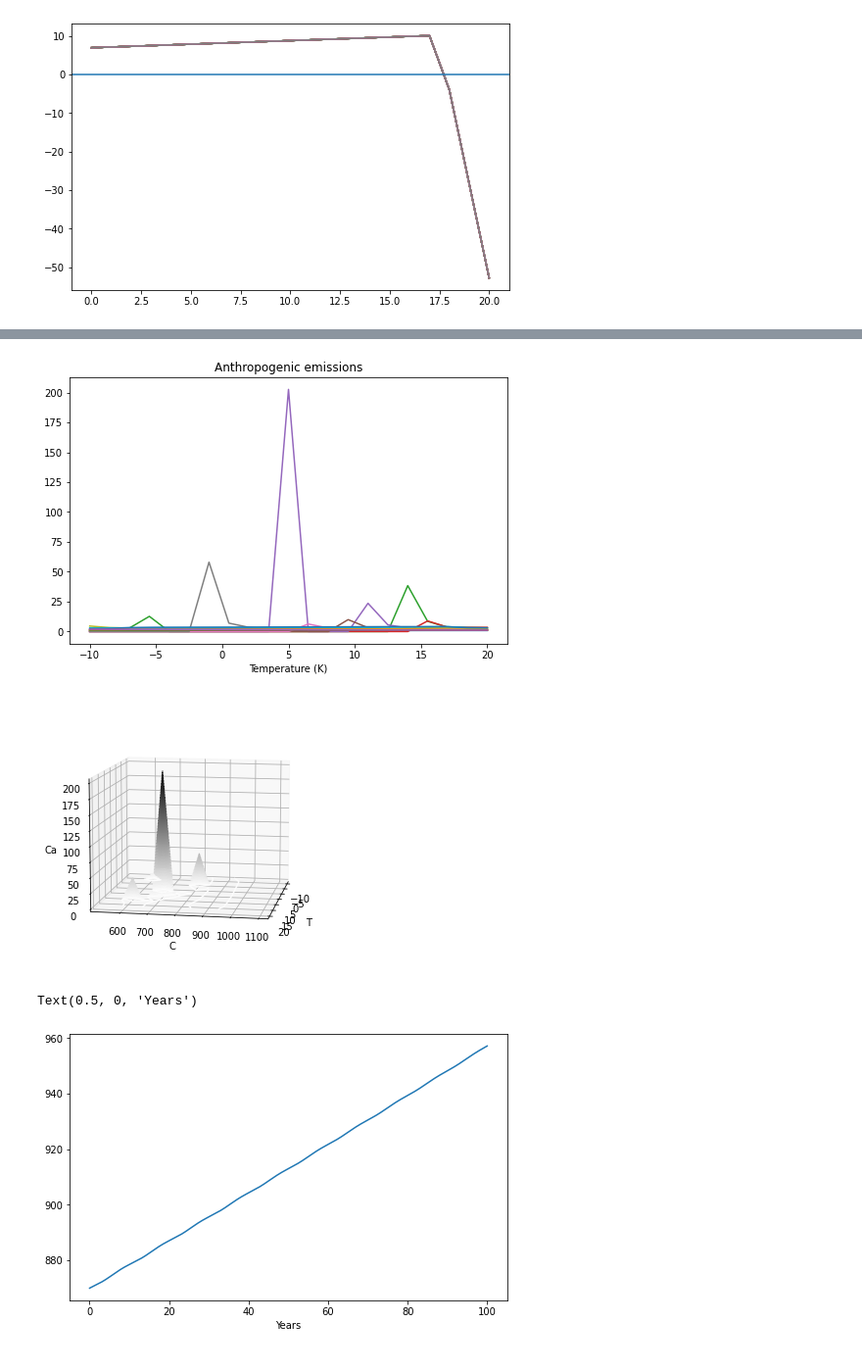
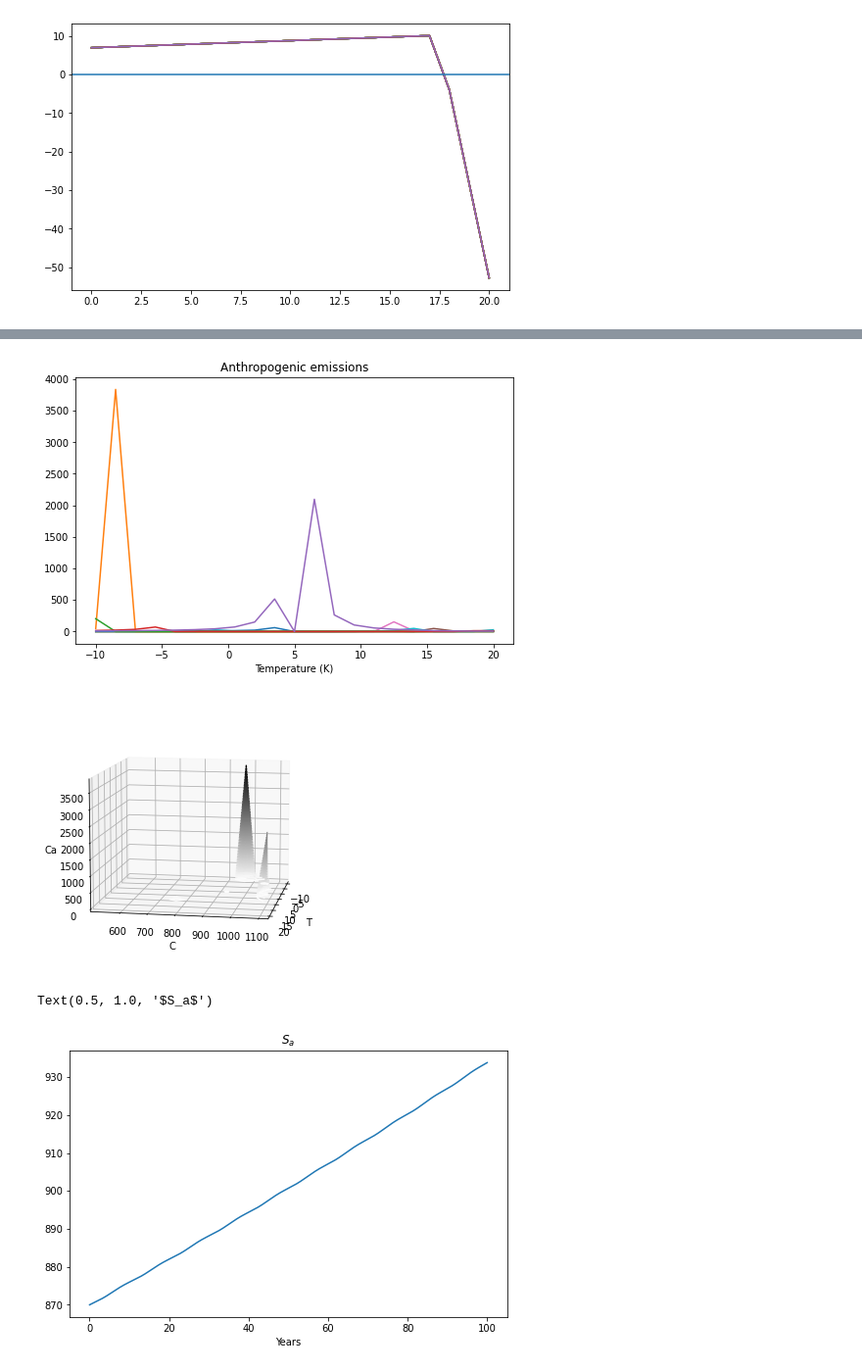
Before and after one commit to binchengecon/TwoCapital, a Jupyter notebook: nonlinearCarbon/HJB_3D.ipynb, the cells around one changed output, grey strips where cells are left out. Shown at 98% size. Saved outputs shown, nothing was run; the diff lists cells and outputs as text; code cells hidden in the pictures.

```diff
--- a/nonlinearCarbon/HJB_3D.ipynb
+++ b/nonlinearCarbon/HJB_3D.ipynb
@@ -344,7 +344,7 @@ hC     = 40.
 C_grid = np.arange(C_min, C_max + hC, hC)
 
 # F, Sa in the notes, accumulative anthropogenic carbon, in gigaton
-F_min = 10. # 10. avaoid
+F_min = 600. # 10. avaoid
 F_max = 5325. # 2500 x2.13 gm # # on hold -> 4000 / 2.13 ppm
 hF = 200.
 F_grid = np.arange(F_min, F_max + hF, hF)
@@ -363,5 +363,5 @@ T_mat.shape
 # %%
-# v0 =  - eta * T_mat - eta * F_mat
+v0 =  - eta * T_mat - eta * F_mat
 
 dG  = gamma_1 + gamma_2 * T_mat *(T_mat >= 0)
 
@@ -397,7 +397,7 @@ while error > tol and count < max_iter:
     B2 += Ca * sa
     B2 -= wa * C_mat * vegcover * veggrowth(T_mat +To)
     B2 += oceanatmphysflux(T_mat + To) * (1 - fracseaice(T_mat + To))
-    B2 += oceanbioflux(T_mat + To, F_mat, sa) * (1 - fracseaice(T_mat + To))
+    B2 += oceanbioflux(T_mat + To, F_mat - 580, sa) * (1 - fracseaice(T_mat + To))
     B2 += oceanatmcorrflux(C_mat) * (1 - fracseaice(T_mat + To))
     B3 = Ca
     C1 = 1e-4 * np.ones(T_mat.shape)
@@ -469,7 +469,7 @@ plt.xlabel("Temperature (K)")
 plt.title("Anthropogenic emissions")
 plt.show()
 # %% [output]
-[figure, old version]
+[figure, new version]
 # %%
 fig = plt.figure()
 ax = plt.axes(projection='3d')
@@ -479,7 +479,7 @@ ax.set_ylabel('C')
 ax.set_zlabel('Ca')
 ax.view_init(10, 10)
 # %% [output]
-[figure, old version]
+[figure, new version]
 # %%
 t_max = 100.
 dt = 1/12
@@ -585,9 +585,10 @@ for tm in range(pers):
 # %%
 plt.plot(years, hist[:, 2])
 plt.xlabel("Years")
+plt.title("$S_a$")
 # %% [output]
-Text(0.5, 0, 'Years')
+Text(0.5, 1.0, '$S_a$')
-[figure, old version]
+[figure, new version]
 # %%
 plt.subplots(1,3, figsize=(24,5))
 plt.subplot(131)
```
Also changed, not shown: parts of 11 cells of this notebook.
